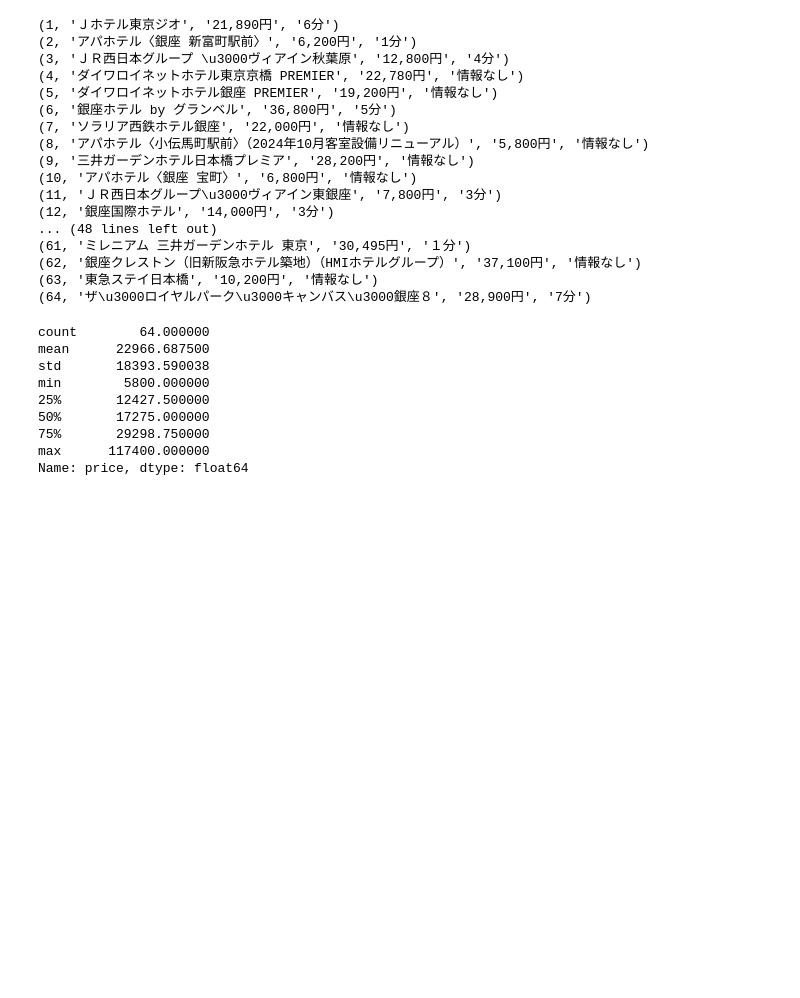
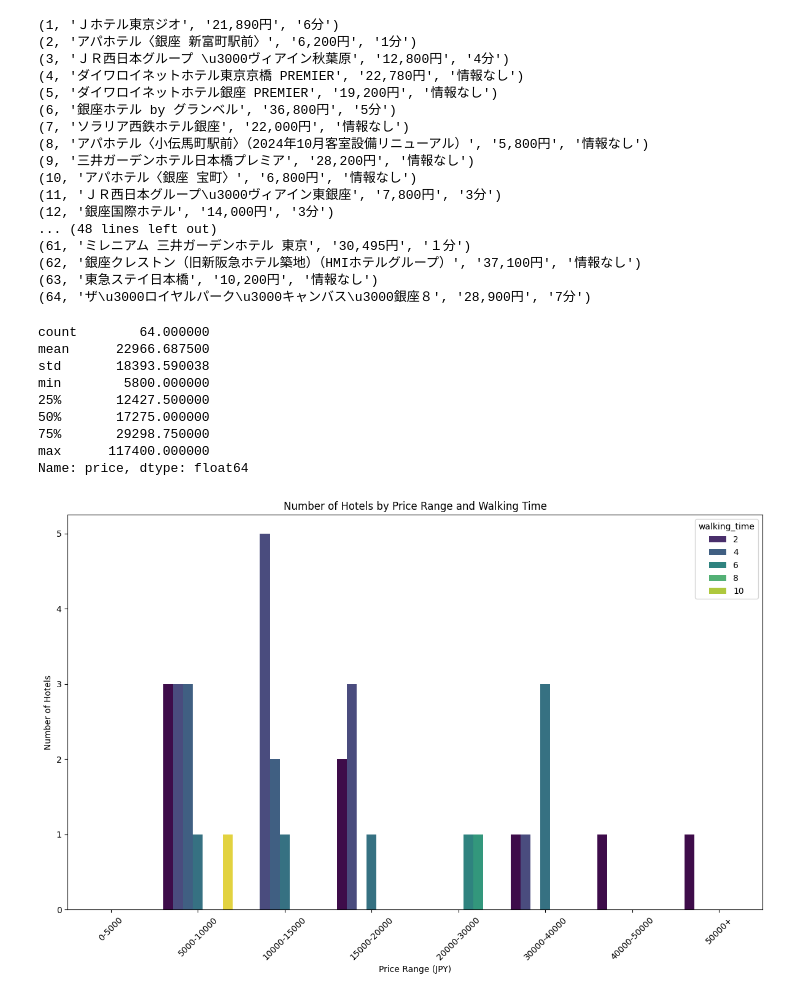
Before and after one commit to 3241Kanaha/dspro, a Jupyter notebook: trip.ipynb, the cells around one changed output. Cells and saved outputs as stored; diff of their text form; code cells hidden in the pictures; blank space fills up the shorter version.

```diff
--- a/trip.ipynb
+++ b/trip.ipynb
@@ -556,3 +556,16 @@ labels = ['0-5000', '5000-10000', '10000-15000', '15000-20000', '20000-30000', '
 
 # 価格帯に基づいて新しい列を作成
 df['price2_range'] = pd.cut(df['price'], bins=bins, labels=labels)
+# %%
+#徒歩時間と価格帯とホテルの数の関係を可視化
+plt.figure(figsize=(12, 8))
+sns.countplot(data=data, x='price2_range', hue='walking_time', order=labels, palette='viridis')
+plt.xticks(rotation=45)
+plt.xlabel('Price Range (JPY)')
+plt.ylabel('Number of Hotels')
+plt.title('Number of Hotels by Price Range and Walking Time')
+plt.tight_layout()
+
+plt.show()
+# %% [output]
+[figure, added]
```
